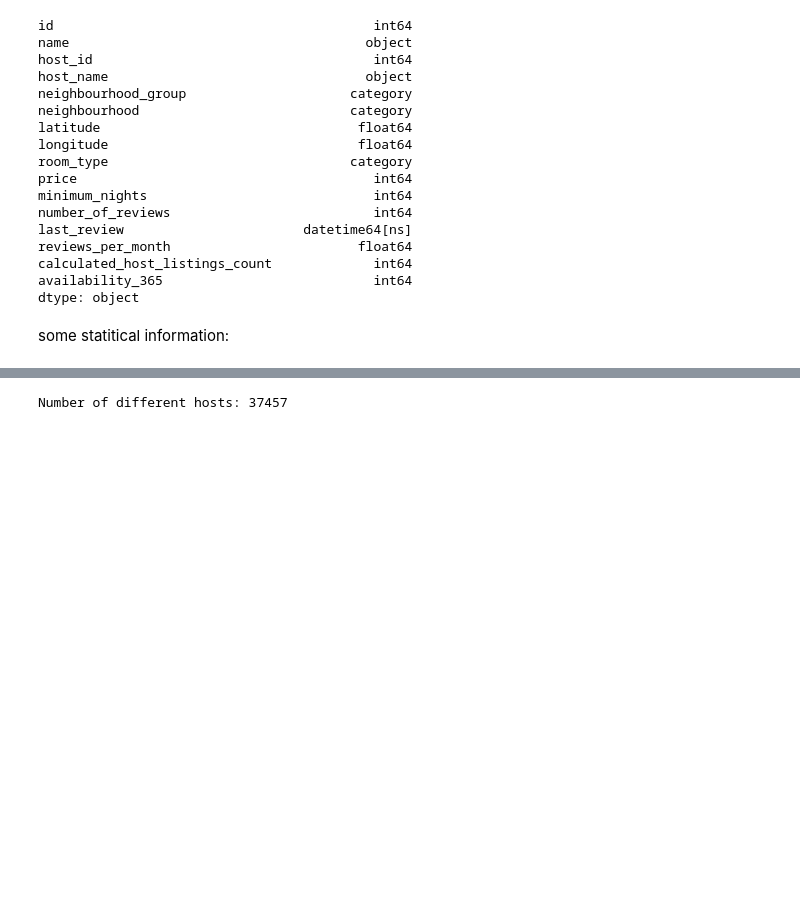
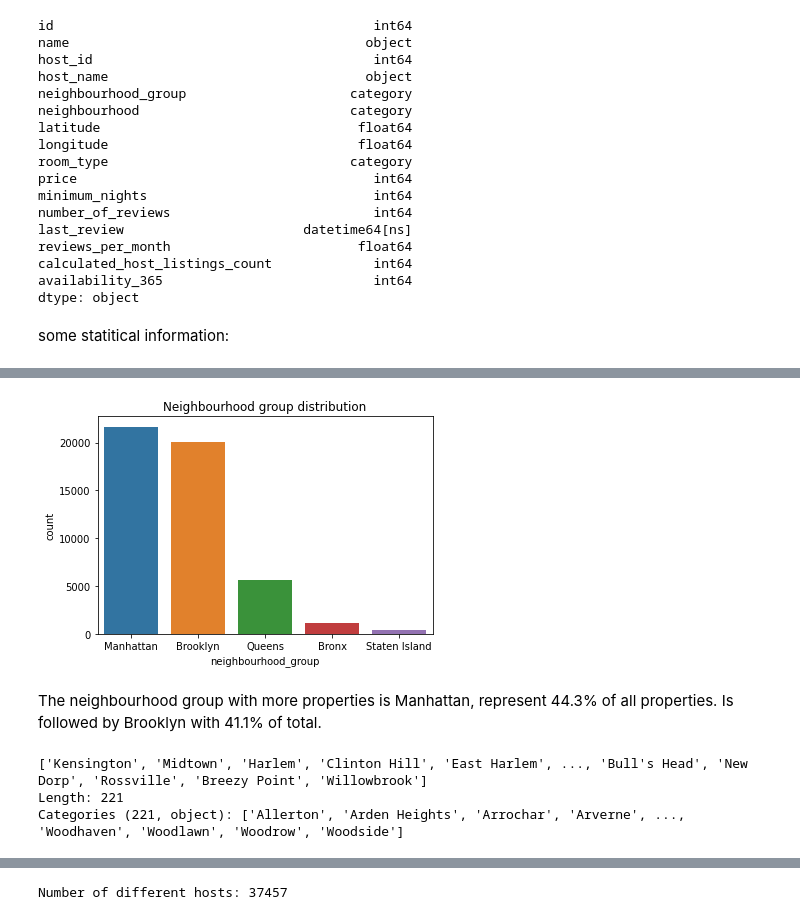
Before and after one commit to camidelgado/machine-learning-python-template, a Jupyter notebook: src/explore.ipynb, the cells around one changed output, grey strips where cells are left out. Cells and saved outputs as stored; diff of their text form; code cells hidden in the pictures; blank space fills up the shorter version.

```diff
--- a/src/explore.ipynb
+++ b/src/explore.ipynb
@@ -96,0 +133,13 @@ round(df.describe())
+# %%
+plot=sns.countplot(x='neighbourhood_group',data=df,order = df['neighbourhood_group'].value_counts().index).set(title='Neighbourhood group distribution')
+plt.show()
+# %% [output]
+[figure, added]
+# %% [markdown]
+The neighbourhood group with more properties is Manhattan, represent 44.3% of all properties. Is followed by Brooklyn with 41.1% of total.
+# %%
+df['neighbourhood'].unique()
+# %% [output]
+['Kensington', 'Midtown', 'Harlem', 'Clinton Hill', 'East Harlem', ..., 'Bull's Head', 'New Dorp', 'Rossville', 'Breezy Point', 'Willowbrook']
+Length: 221
+Categories (221, object): ['Allerton', 'Arden Heights', 'Arrochar', 'Arverne', ..., 'Woodhaven', 'Woodlawn', 'Woodrow', 'Woodside']
```
Also changed, not shown: parts of 12 cells of this notebook.
